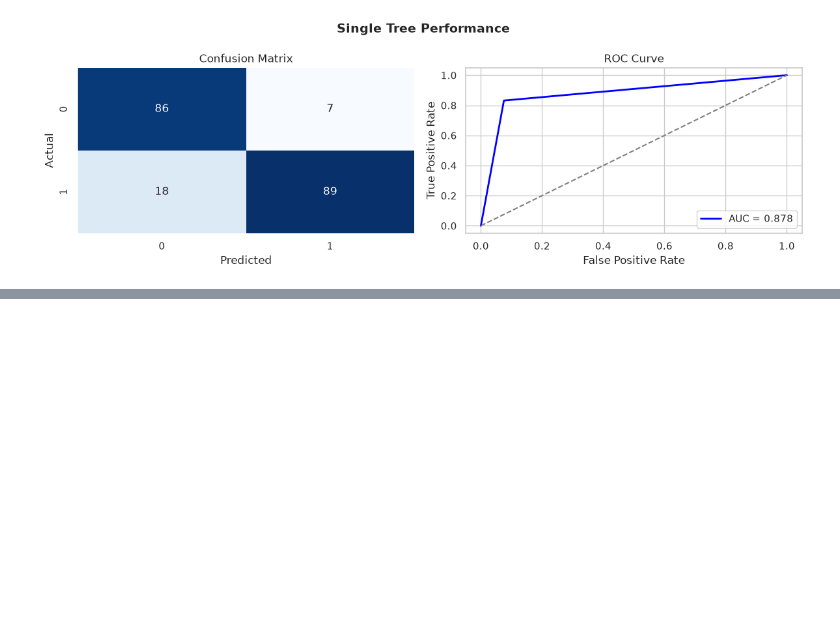
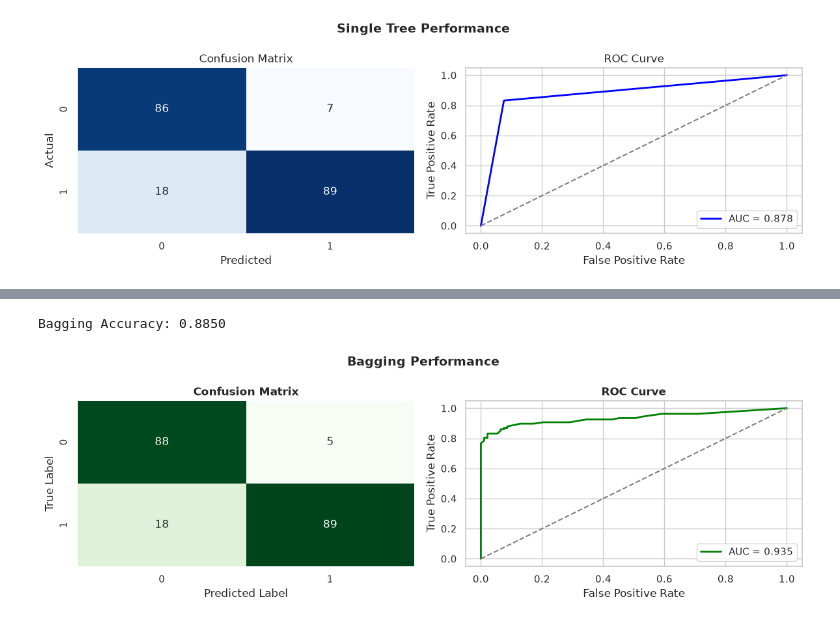
Before and after one commit to Jquishpeq923/Machine-Learning-6-SIN-A-Mar-Jul-2026, a Jupyter notebook: overview.ipynb, the cells around one changed output, grey strips where cells are left out. Cells and saved outputs as stored; diff of their text form; code cells hidden in the pictures; blank space fills up the shorter version.

Commit message:
Wip: Bagging (Bootstrap Aggregating)

```diff
--- a/overview.ipynb
+++ b/overview.ipynb
@@ -91,0 +101,39 @@ Single Tree Accuracy: 0.8750
+# %%
+from sklearn.ensemble import BaggingClassifier
+
+# Train the model
+bagging_model = BaggingClassifier(n_estimators=50, random_state=42)
+bagging_model.fit(X_train, y_train)
+
+# Predict
+preds_bagging = bagging_model.predict(X_test)
+probs_bagging = bagging_model.predict_proba(X_test)[:, 1]
+
+print(f"Bagging Accuracy: {accuracy_score(y_test, preds_bagging):.4f}")
+
+# Setup Figure
+fig, axes = plt.subplots(1, 2, figsize=(12, 4))
+
+# Graph 1: Confusion Matrix
+cm_bagging = confusion_matrix(y_test, preds_bagging)
+sns.heatmap(cm_bagging, annot=True, fmt='d', cmap='Greens', cbar=False, ax=axes[0])
+axes[0].set_title('Confusion Matrix', fontweight='bold')
+axes[0].set_xlabel('Predicted Label')
+axes[0].set_ylabel('True Label')
+
+# Graph 2: ROC Curve
+fpr, tpr, _ = roc_curve(y_test, probs_bagging)
+roc_auc = auc(fpr, tpr)
+axes[1].plot(fpr, tpr, color='green', lw=2, label=f'AUC = {roc_auc:.3f}')
+axes[1].plot([0, 1], [0, 1], color='gray', linestyle='--')
+axes[1].set_title('ROC Curve', fontweight='bold')
+axes[1].set_xlabel('False Positive Rate')
+axes[1].set_ylabel('True Positive Rate')
+axes[1].legend(loc="lower right")
+
+fig.suptitle('Bagging Performance', fontsize=14, fontweight='bold')
+plt.tight_layout()
+plt.show()
+# %% [output]
+Bagging Accuracy: 0.8850
+[figure, added]
```
Also changed, not shown: parts of 1 cell of this notebook.
